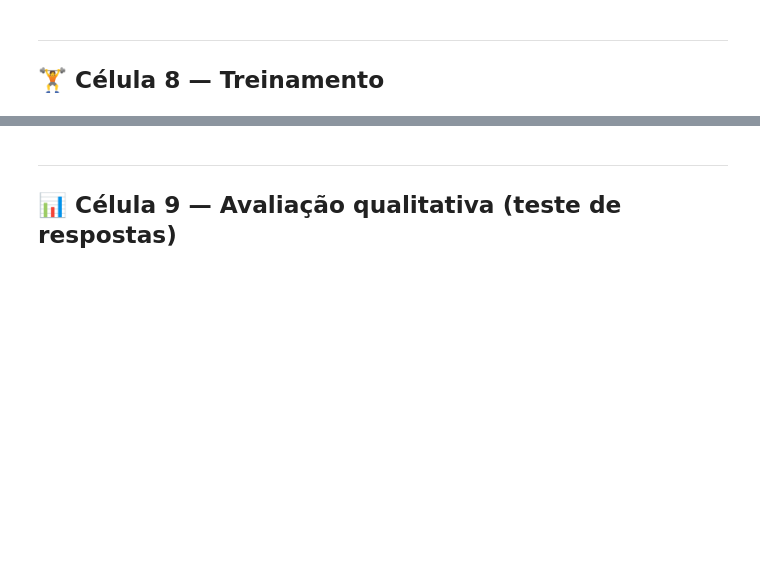
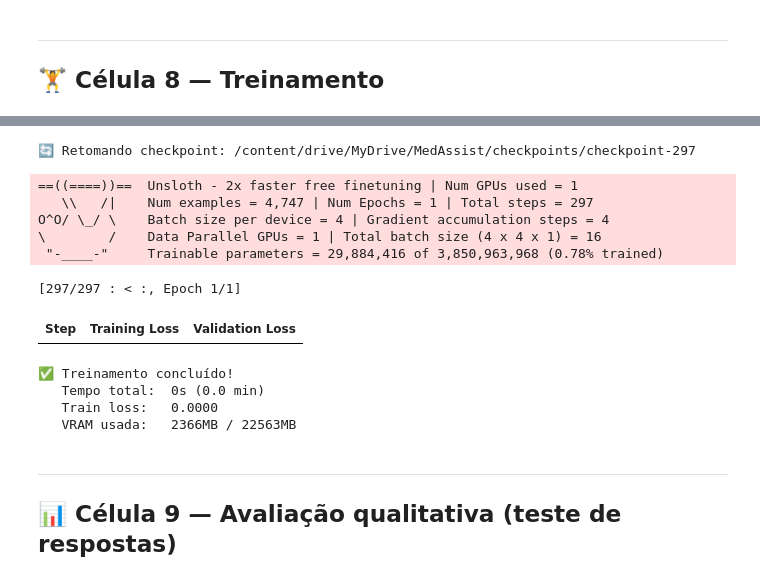
Before and after one commit to lvvlopes/TechChallenge03, a Jupyter notebook: fase2_finetuning/MedAssist_FineTuning_Colab.ipynb, the cells around one changed output, grey strips where cells are left out. Cells and saved outputs as stored; diff of their text form; code cells hidden in the pictures; blank space fills up the shorter version.

```diff
--- a/fase2_finetuning/MedAssist_FineTuning_Colab.ipynb
+++ b/fase2_finetuning/MedAssist_FineTuning_Colab.ipynb
@@ -81,5 +118,5 @@ print(f'   Total de amostras: {n:,}')
 # Opção B: Carregar do Google Drive (se já tiver lá)
 # Descomente se preferir esta opção
 
-# DATASET_PATH = '/content/drive/MyDrive/medquad_ptbr.jsonl'
-# print(f'Dataset: {DATASET_PATH}')
+DATASET_PATH = '/content/drive/MyDrive/medassist_model/medquad_ptbr.jsonl'
+print(f'Dataset: {DATASET_PATH}')
@@ -246,7 +327,7 @@ NUM_EPOCHS          = 1       # ← aumente para 3 se tiver tempo/Colab Pro
 BATCH_SIZE          = 4       # por device
 GRAD_ACCUM_STEPS    = 4       # effective batch = 4*4 = 16
 LEARNING_RATE       = 2e-4
-WARMUP_RATIO        = 0.03
+WARMUP_RATIO        = 0.03 # This value will be converted to steps
 WEIGHT_DECAY        = 0.01
 LOG_STEPS           = 25
 SAVE_STEPS          = 200
@@ -256,7 +337,7 @@ MAX_STEPS           = -1      # -1 = roda todas as epochs; coloque ex. 100 para
 training_args = TrainingArguments(
     per_device_train_batch_size   = BATCH_SIZE,
     gradient_accumulation_steps   = GRAD_ACCUM_STEPS,
-    warmup_ratio                  = WARMUP_RATIO,
+    warmup_steps                  = int(WARMUP_RATIO * (len(train_dataset) // (BATCH_SIZE * GRAD_ACCUM_STEPS) * NUM_EPOCHS)), # Converted from warmup_ratio
     num_train_epochs              = NUM_EPOCHS,
     max_steps                     = MAX_STEPS,
     learning_rate                 = LEARNING_RATE,
@@ -267,12 +348,14 @@ training_args = TrainingArguments(
     weight_decay                  = WEIGHT_DECAY,
     lr_scheduler_type             = 'cosine',
     seed                          = 42,
-    output_dir                    = '/content/checkpoints',
+    output_dir                    = '/content/drive/MyDrive/MedAssist/checkpoints',
+    save_strategy                 = 'steps',
     save_steps                    = SAVE_STEPS,
     save_total_limit              = 2,
-    evaluation_strategy           = 'steps',
+    eval_strategy                 = 'steps',
     eval_steps                    = SAVE_STEPS,
     load_best_model_at_end        = True,
+    logging_dir                   = '/content/drive/MyDrive/MedAssist/logs',
     report_to                     = 'none',
 )
 
@@ -299,13 +390,49 @@ print(f'   Total de passos: ~{len(train_dataset)//(BATCH_SIZE*GRAD_ACCUM_STEPS)*
 # %%
-# ▶️ EXECUTA O TREINAMENTO
-trainer_stats = trainer.train()
+# ▶️ EXECUTA O TREINAMENTO COM RESUME DE CHECKPOINT
+
+import os
+
+CHECKPOINT_PATH = '/content/drive/MyDrive/MedAssist/checkpoints'
+
+last_checkpoint = None
+
+if os.path.exists(CHECKPOINT_PATH):
+    checkpoints = [
+        os.path.join(CHECKPOINT_PATH, d)
+        for d in os.listdir(CHECKPOINT_PATH)
+        if d.startswith('checkpoint-')
+    ]
+
+    if checkpoints:
+        last_checkpoint = sorted(checkpoints, key=os.path.getmtime)[-1]
+        print(f'🔄 Retomando checkpoint: {last_checkpoint}')
+
+if last_checkpoint:
+    trainer_stats = trainer.train(resume_from_checkpoint=last_checkpoint)
+else:
+    print('🚀 Iniciando treinamento do zero')
+    trainer_stats = trainer.train()
 
 # Mostra estatísticas
 used_mb_after = round(torch.cuda.memory_reserved() / 1024**2)
+
 print(f'\n✅ Treinamento concluído!')
 print(f'   Tempo total:  {trainer_stats.metrics["train_runtime"]:.0f}s ({trainer_stats.metrics["train_runtime"]/60:.1f} min)')
 print(f'   Train loss:   {trainer_stats.metrics["train_loss"]:.4f}')
 print(f'   VRAM usada:   {used_mb_after}MB / {total_mb}MB')
+# %% [output]
+🔄 Retomando checkpoint: /content/drive/MyDrive/MedAssist/checkpoints/checkpoint-297
+==((====))==  Unsloth - 2x faster free finetuning | Num GPUs used = 1
+   \\   /|    Num examples = 4,747 | Num Epochs = 1 | Total steps = 297
+O^O/ \_/ \    Batch size per device = 4 | Gradient accumulation steps = 4
+\        /    Data Parallel GPUs = 1 | Total batch size (4 x 4 x 1) = 16
+ "-____-"     Trainable parameters = 29,884,416 of 3,850,963,968 (0.78% trained)
+[297/297 : < :, Epoch 1/1]
+| Step | Training Loss | Validation Loss |
+✅ Treinamento concluído!
+   Tempo total:  0s (0.0 min)
+   Train loss:   0.0000
+   VRAM usada:   2366MB / 22563MB
 # %% [markdown]
 ---
 ## 📊 Célula 9 — Avaliação qualitativa (teste de respostas)
```
Also changed, not shown: parts of 21 cells of this notebook.
